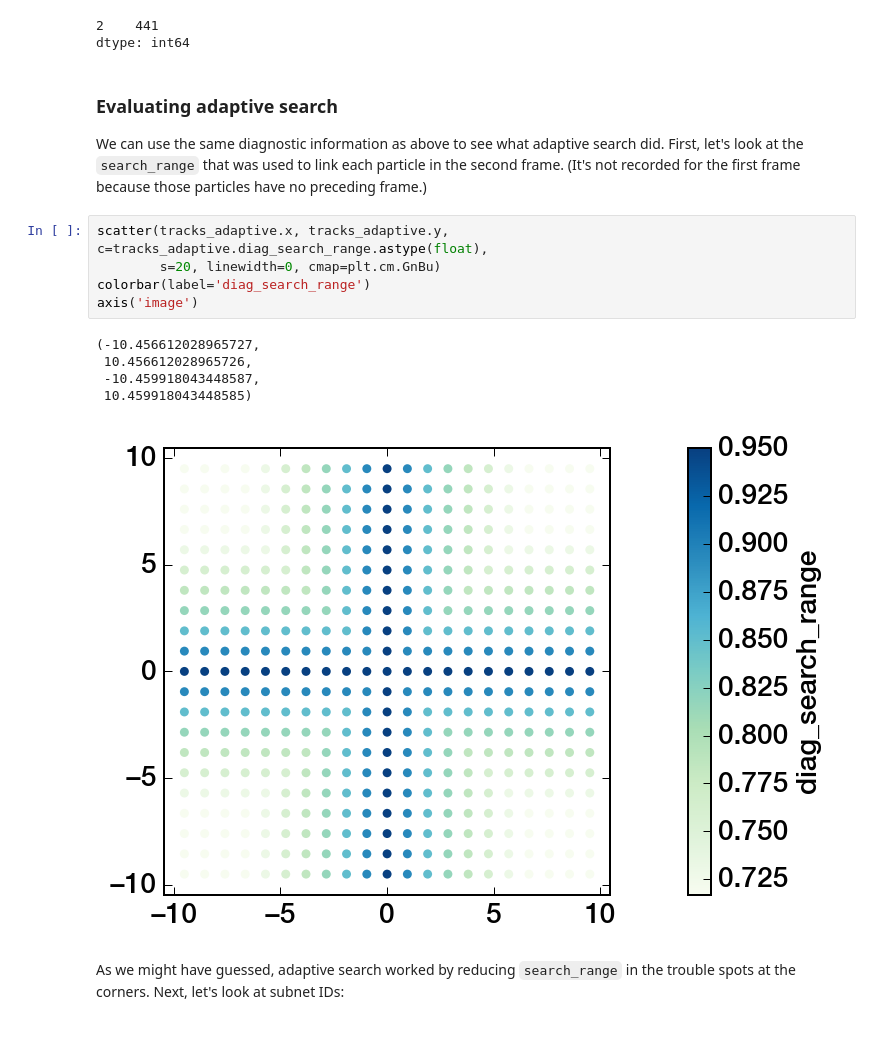
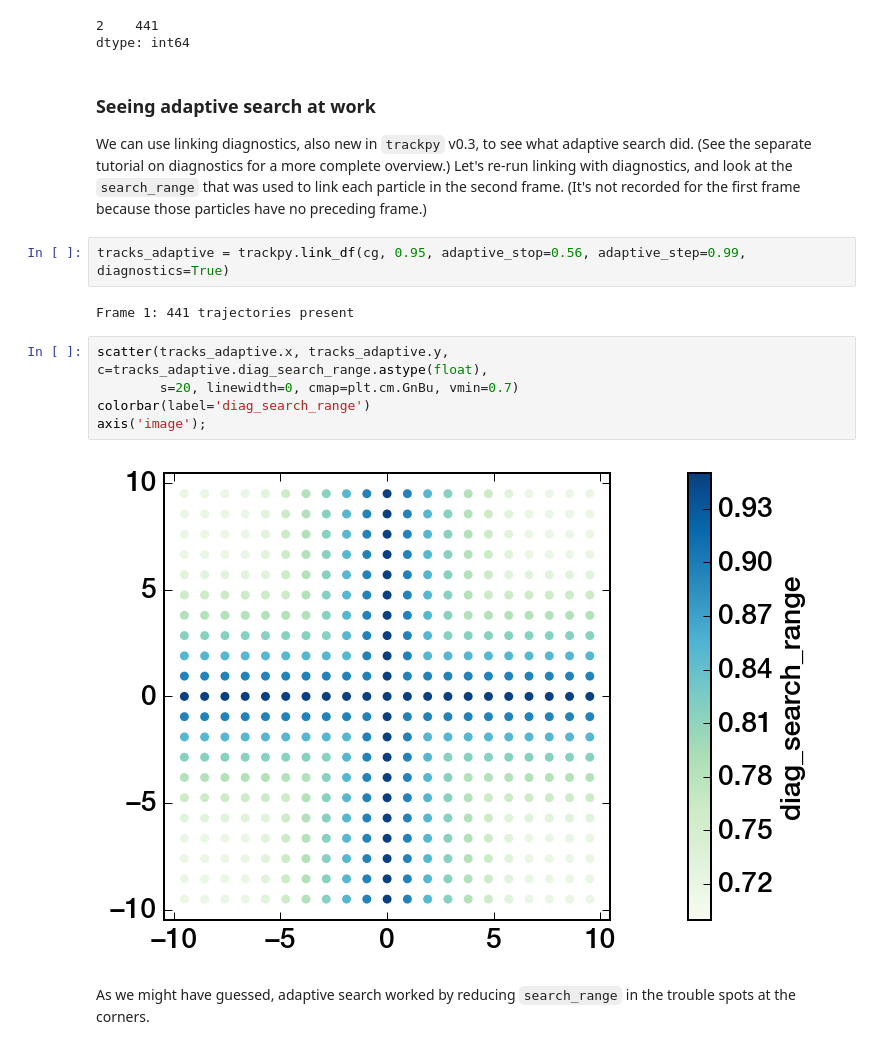
Before and after one commit to soft-matter/trackpy-examples, a Jupyter notebook: notebooks/adaptive-search.ipynb, the cells around one changed output. Saved outputs shown, nothing was run; the diff lists cells and outputs as text.

Commit message:
Pared down diagnostics in adaptive search tutorial

```diff
--- a/notebooks/adaptive-search.ipynb
+++ b/notebooks/adaptive-search.ipynb
@@ -229,19 +188,19 @@ tracks_adaptive.groupby('particle').particle.count().value_counts()
 2    441
 dtype: int64
 # %% [markdown]
-### Evaluating adaptive search
+### Seeing adaptive search at work
 
-We can use the same diagnostic information as above to see what adaptive search did. First, let's look at the `search_range` that was used to link each particle in the second frame. (It's not recorded for the first frame because those particles have no preceding frame.)
+We can use linking diagnostics, also new in `trackpy` v0.3, to see what adaptive search did. (See the separate tutorial on diagnostics for a more complete overview.) Let's re-run linking with diagnostics, and look at the `search_range` that was used to link each particle in the second frame. (It's not recorded for the first frame because those particles have no preceding frame.)
+# %%
+tracks_adaptive = trackpy.link_df(cg, 0.95, adaptive_stop=0.56, adaptive_step=0.99, diagnostics=True)
+# %% [output]
+Frame 1: 441 trajectories present
 # %%
 scatter(tracks_adaptive.x, tracks_adaptive.y, c=tracks_adaptive.diag_search_range.astype(float),
-        s=20, linewidth=0, cmap=plt.cm.GnBu)
+        s=20, linewidth=0, cmap=plt.cm.GnBu, vmin=0.7)
 colorbar(label='diag_search_range')
-axis('image')
+axis('image');
 # %% [output]
-(-10.456612028965727,
- 10.456612028965726,
- -10.459918043448587,
- 10.459918043448585)
-[figure, old version]
+[figure, new version]
 # %% [markdown]
-As we might have guessed, adaptive search worked by reducing `search_range` in the trouble spots at the corners. Next, let's look at subnet IDs:
+As we might have guessed, adaptive search worked by reducing `search_range` in the trouble spots at the corners.
```
Also changed, not shown: parts of 15 cells of this notebook.
